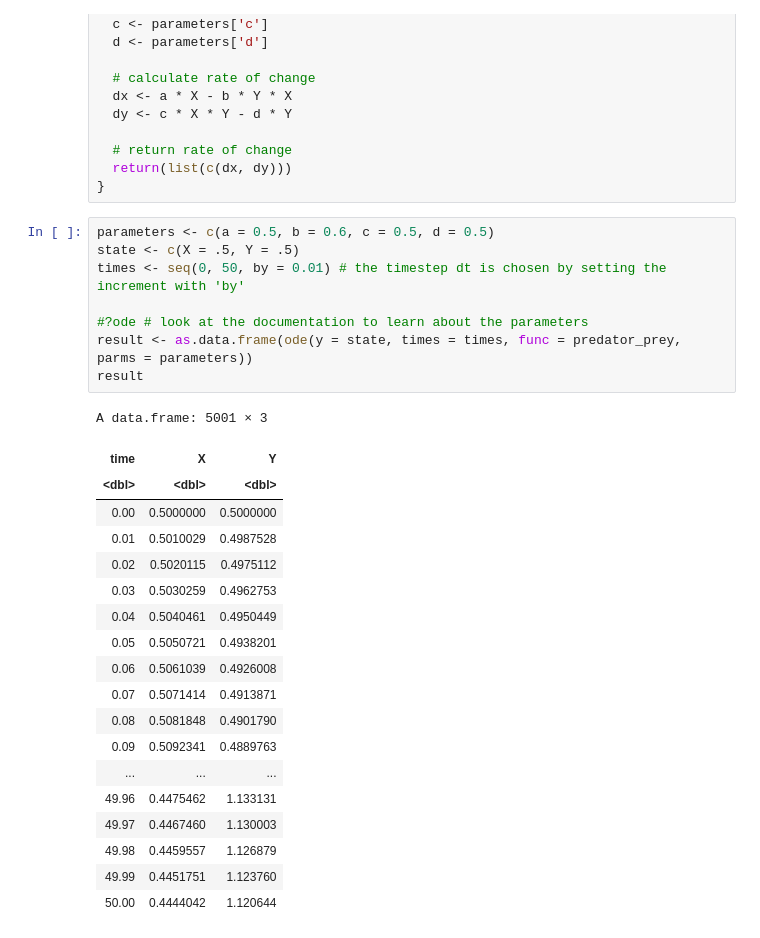
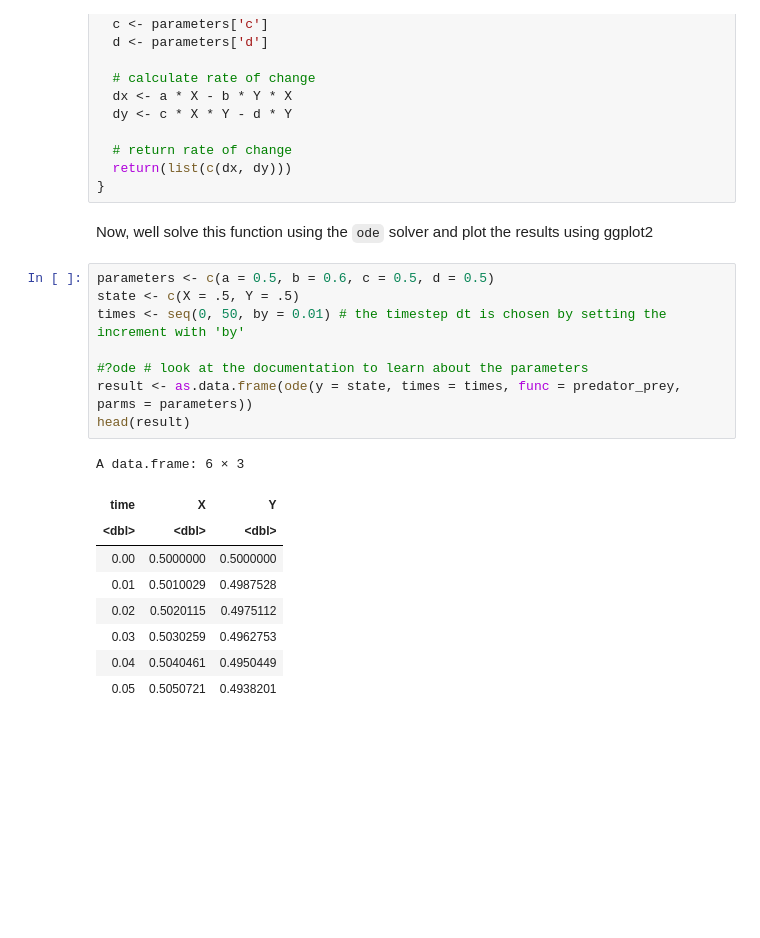
Before and after one commit to mikheyev/lotka-volterra-lecture, a Jupyter notebook: Lotka-Volterra plotting.ipynb, the cells around one changed output. Saved outputs shown, nothing was run; the diff lists cells and outputs as text; blank space fills up the shorter version.

```diff
--- a/Lotka-Volterra plotting.ipynb
+++ b/Lotka-Volterra plotting.ipynb
@@ -36,32 +39,24 @@ predator_prey <- function(t, y, parameters) {
   # return rate of change
   return(list(c(dx, dy)))
 }
+# %% [markdown]
+Now, well solve this function using the `ode` solver and plot the results using ggplot2
 # %%
 parameters <- c(a = 0.5, b = 0.6, c = 0.5, d = 0.5)
 state <- c(X = .5, Y = .5)
 times <- seq(0, 50, by = 0.01) # the timestep dt is chosen by setting the increment with 'by'
 
 #?ode # look at the documentation to learn about the parameters
 result <- as.data.frame(ode(y = state, times = times, func = predator_prey, parms = parameters))
-result
+head(result)
 # %% [output]
-A data.frame: 5001 × 3
+A data.frame: 6 × 3
 | time | X | Y |
 | <dbl> | <dbl> | <dbl> |
 | 0.00 | 0.5000000 | 0.5000000 |
 | 0.01 | 0.5010029 | 0.4987528 |
 | 0.02 | 0.5020115 | 0.4975112 |
 | 0.03 | 0.5030259 | 0.4962753 |
 | 0.04 | 0.5040461 | 0.4950449 |
 | 0.05 | 0.5050721 | 0.4938201 |
-| 0.06 | 0.5061039 | 0.4926008 |
-| 0.07 | 0.5071414 | 0.4913871 |
-| 0.08 | 0.5081848 | 0.4901790 |
-| 0.09 | 0.5092341 | 0.4889763 |
-| ... | ... | ... |
-| 49.96 | 0.4475462 | 1.133131 |
-| 49.97 | 0.4467460 | 1.130003 |
-| 49.98 | 0.4459557 | 1.126879 |
-| 49.99 | 0.4451751 | 1.123760 |
-| 50.00 | 0.4444042 | 1.120644 |
 # %%
```
Also changed, not shown: parts of 13 cells of this notebook, 2 other files.
